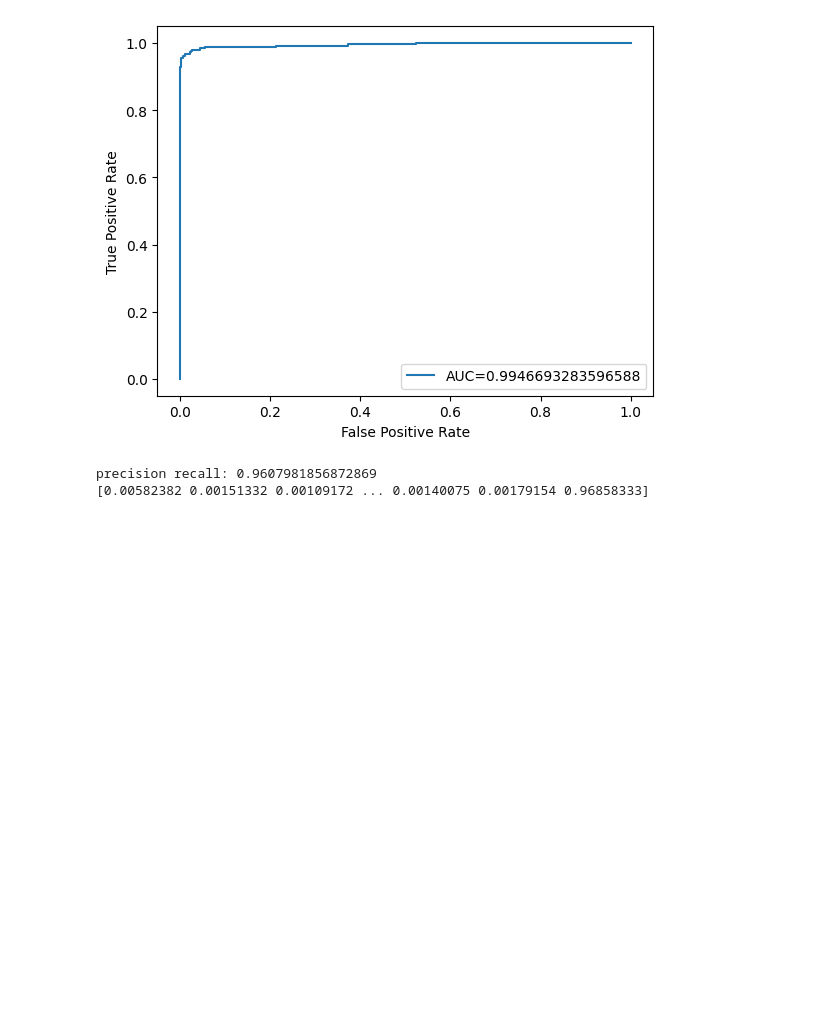
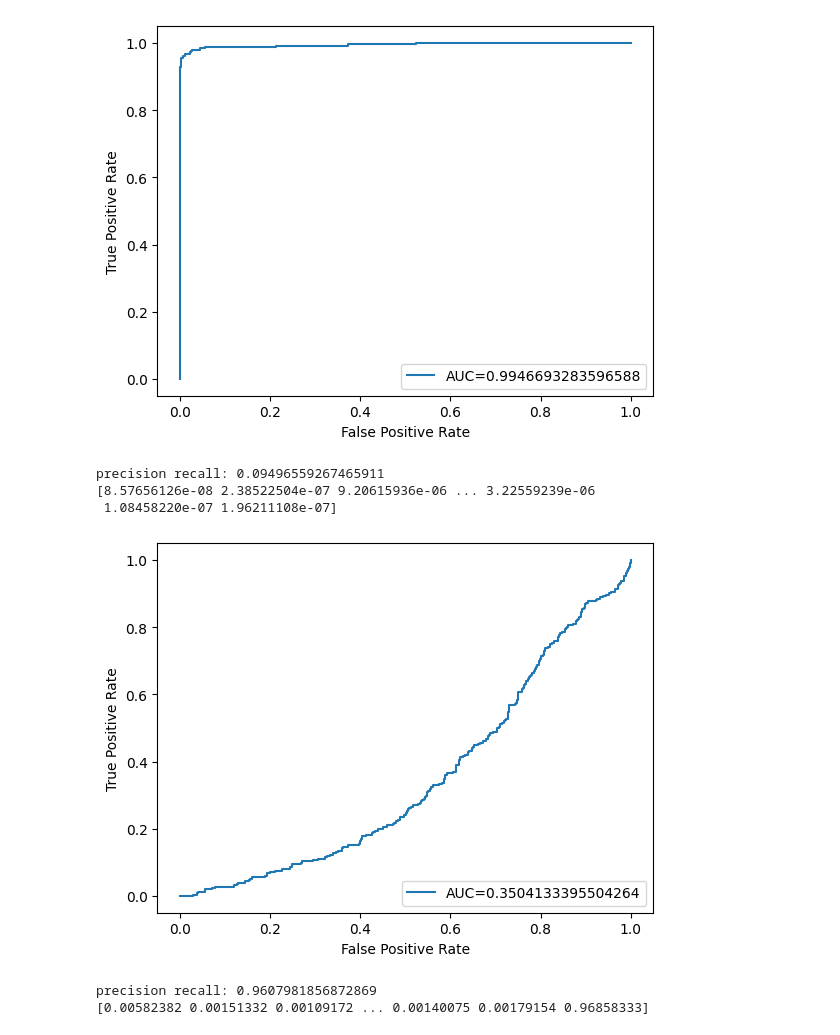
Before and after one commit to 25benjaminli/zoonotic-prediction, a Jupyter notebook: models.ipynb, the cells around one changed output. Cells and saved outputs as stored; diff of their text form; code cells hidden in the pictures; blank space fills up the shorter version.

```diff
--- a/models.ipynb
+++ b/models.ipynb
@@ -161,3 +163,9 @@ y_test = y_test.values.ravel()
 print(len(X_train)+len(X_test))
 # %% [output]
 9430
+# %%
+clf = MLPClassifier(hidden_layer_sizes=(256,128,64,32),activation="relu",random_state=1)
+clf.fit(X_train, y_train)
+
+y_pred=clf.predict(X_test)
+print(clf.score(X_test, y_test))
@@ -367,10 +379,12 @@ best_gradBoost = pickle.load(open('models/curr_models/gradBoost.pkl', 'rb'))
 best_gradBoost_params = pickle.load(open('models/curr_models/gradBoost-params.pkl', 'rb'))
 
 best_rF = pickle.load(open('models/curr_models/randforest.pkl', 'rb'))
+mlp = pickle.load(open('models/curr_models/mlpClassifier.pkl', 'rb'))
 
 
 print(best_xgboost_params)
 print(best_gradBoost_params)
+origX = X_test
 
 nardus_gradBoost = pickle.load(open(f'models/nardus_gridsearch.pkl', 'rb'))
 
@@ -402,6 +416,10 @@ print(confusion_matrix(y_test, best_gradBoost.predict(X_test)))
 print("Best rF Accuracy: ", accuracy_score(y_test, best_rF.predict(X_test)))
 print("Balanced rF Accuracy: ", balanced_accuracy_score(y_test, best_rF.predict(X_test)))
 print(confusion_matrix(y_test, best_rF.predict(X_test)).ravel())
+
+print("Best mlp Accuracy: ", accuracy_score(y_test, mlp.predict(X_test)))
+print("Balanced mlp Accuracy: ", balanced_accuracy_score(y_test, mlp.predict(X_test)))
+print(confusion_matrix(y_test, mlp.predict(X_test)).ravel())
 # %% [output]
 {'n_estimators': 100, 'max_features': 2, 'max_depth': 6, 'random_state': 0, 'subsample': 0.8, 'lambda': 0.5, 'alpha': 0.5, 'learning_rate': 0.25}
 {'n_estimators': 120, 'max_features': 2, 'max_depth': 6, 'random_state': 0, 'min_sample_split': 50, 'subsample': 0.8, 'learning_rate': 0.3}
@@ -445,6 +464,29 @@ precision recall: 0.9866752433527054
 [6.96492584e-03 1.38793020e-03 8.93577784e-04 ... 1.40547567e-03
  1.94242149e-03 9.17914786e-01]
 [figure]
+# %%
+# ALWAYS reset X columns to the right order
+
+y_thing = y_test
+precision, recall, thresholds = precision_recall_curve(y_thing, mlp.predict_proba(X_test)[::,1])
+aaa = auc(recall, precision)
+print("precision recall: " + str(aaa))
+
+y_pred_proba = mlp.predict_proba(X_test)[::,1]
+fpr, tpr, _ = roc_curve(y_test, y_pred_proba)
+auc_thing = roc_auc_score(y_test, y_pred_proba)
+
+print(y_pred_proba)
+plt.plot(fpr,tpr,label="AUC="+str(auc_thing))
+plt.ylabel('True Positive Rate')
+plt.xlabel('False Positive Rate')
+plt.legend(loc=4)
+plt.show()
+# %% [output]
+precision recall: 0.09496559267465911
+[8.57656126e-08 2.38522504e-07 9.20615936e-06 ... 3.22559239e-06
+ 1.08458220e-07 1.96211108e-07]
+[figure, added]
 # %%
 # ALWAYS reset X columns to the right order
 cols_when_model_builds = nardus_gradBoost.feature_names_in_
```
Also changed, not shown: parts of 4 cells of this notebook, 7 other files.
